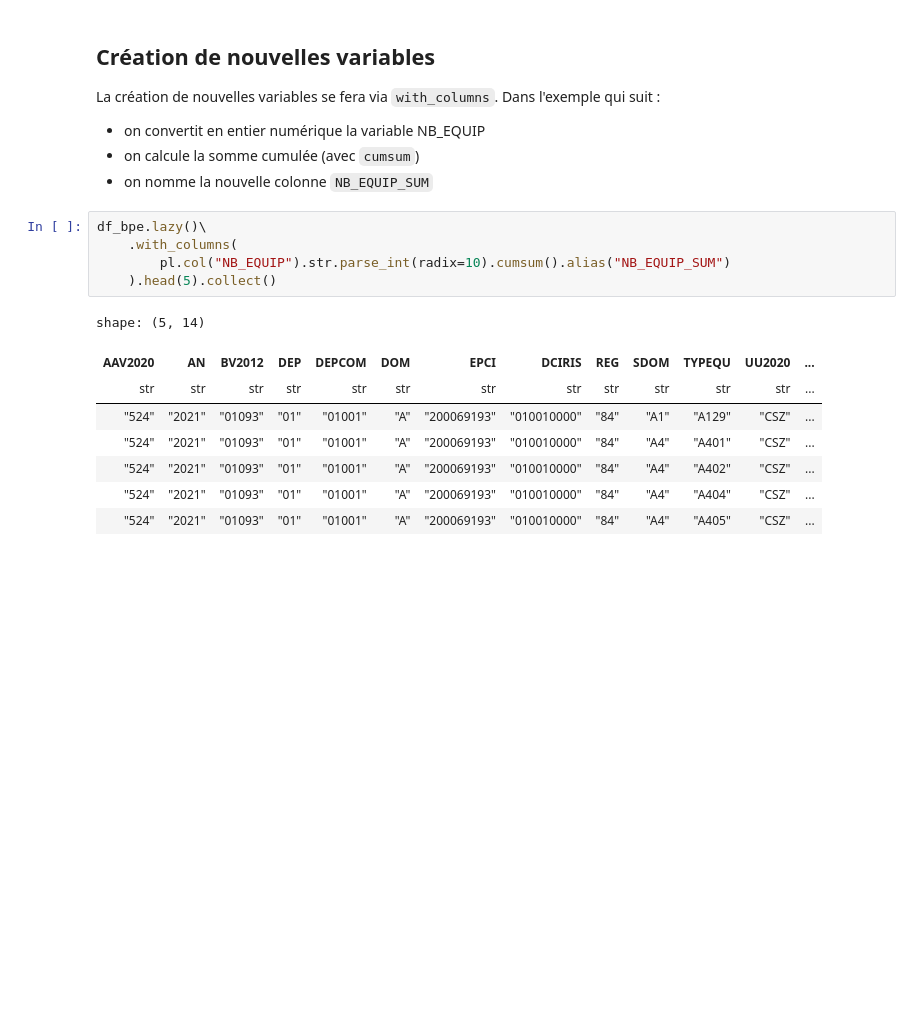
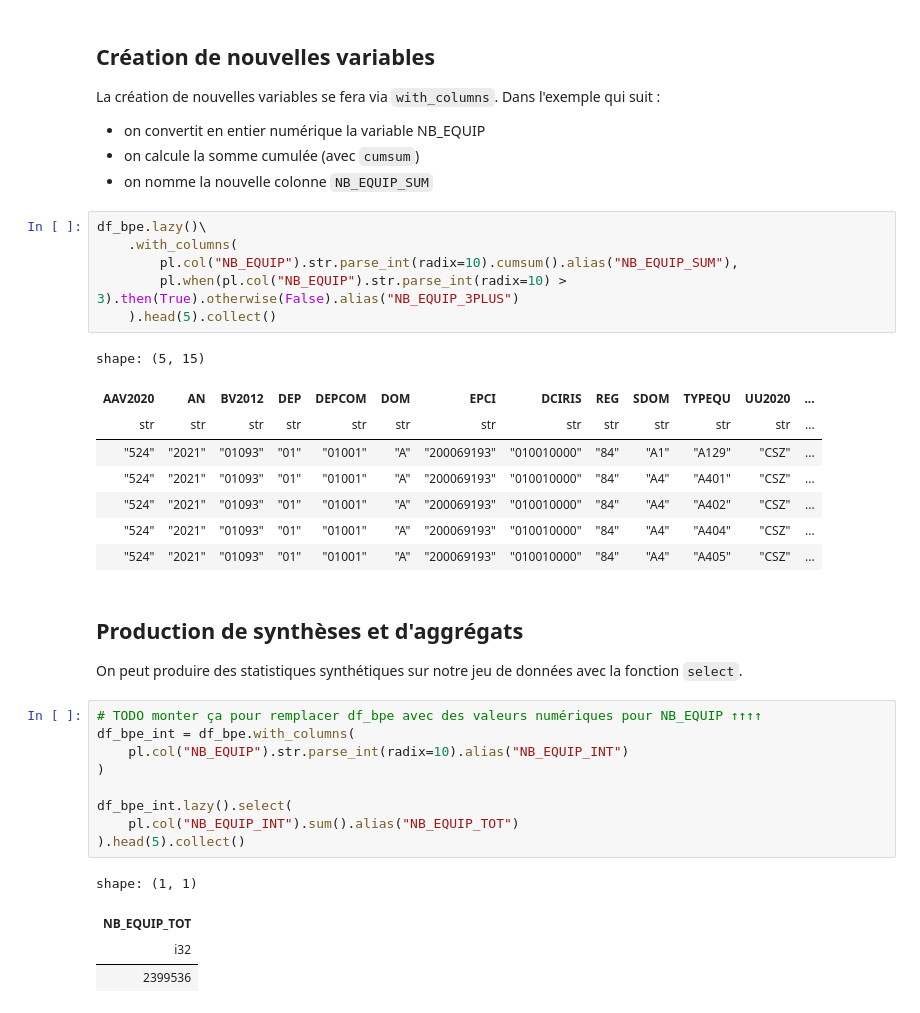
Before and after one commit to romaintailhurat/miscbooks, a Jupyter notebook: polars-tuto.ipynb, the cells around one changed output. Cells and saved outputs as stored; diff of their text form; blank space fills up the shorter version.

```diff
--- a/polars-tuto.ipynb
+++ b/polars-tuto.ipynb
@@ -287,10 +287,11 @@ La création de nouvelles variables se fera via `with_columns`. Dans l'exemple q
 # %%
 df_bpe.lazy()\
     .with_columns(
-        pl.col("NB_EQUIP").str.parse_int(radix=10).cumsum().alias("NB_EQUIP_SUM")
+        pl.col("NB_EQUIP").str.parse_int(radix=10).cumsum().alias("NB_EQUIP_SUM"),
+        pl.when(pl.col("NB_EQUIP").str.parse_int(radix=10) > 3).then(True).otherwise(False).alias("NB_EQUIP_3PLUS")
     ).head(5).collect()
 # %% [output]
-shape: (5, 14)
+shape: (5, 15)
 | AAV2020 | AN | BV2012 | DEP | DEPCOM | DOM | EPCI | DCIRIS | REG | SDOM | TYPEQU | UU2020 | ... |
 | str | str | str | str | str | str | str | str | str | str | str | str | ... |
 | "524" | "2021" | "01093" | "01" | "01001" | "A" | "200069193" | "010010000" | "84" | "A1" | "A129" | "CSZ" | ... |
@@ -298,3 +299,20 @@ shape: (5, 14)
 | "524" | "2021" | "01093" | "01" | "01001" | "A" | "200069193" | "010010000" | "84" | "A4" | "A402" | "CSZ" | ... |
 | "524" | "2021" | "01093" | "01" | "01001" | "A" | "200069193" | "010010000" | "84" | "A4" | "A404" | "CSZ" | ... |
 | "524" | "2021" | "01093" | "01" | "01001" | "A" | "200069193" | "010010000" | "84" | "A4" | "A405" | "CSZ" | ... |
+# %% [markdown]
+## Production de synthèses et d'aggrégats
+On peut produire des statistiques synthétiques sur notre jeu de données avec la fonction `select`.
+# %%
+# TODO monter ça pour remplacer df_bpe avec des valeurs numériques pour NB_EQUIP ↑↑↑↑
+df_bpe_int = df_bpe.with_columns(
+    pl.col("NB_EQUIP").str.parse_int(radix=10).alias("NB_EQUIP_INT")
+)
+
+df_bpe_int.lazy().select(
+    pl.col("NB_EQUIP_INT").sum().alias("NB_EQUIP_TOT")
+).head(5).collect()
+# %% [output]
+shape: (1, 1)
+| NB_EQUIP_TOT |
+| i32 |
+| 2399536 |
```
Also changed, not shown: parts of 5 cells of this notebook.
